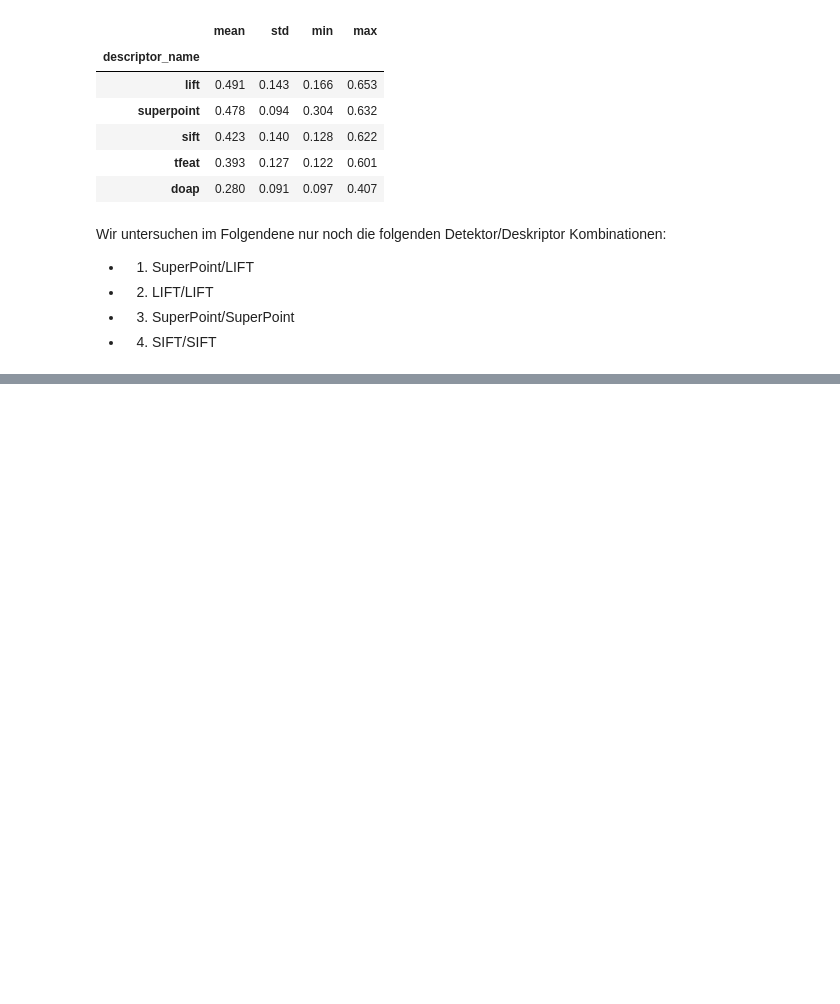
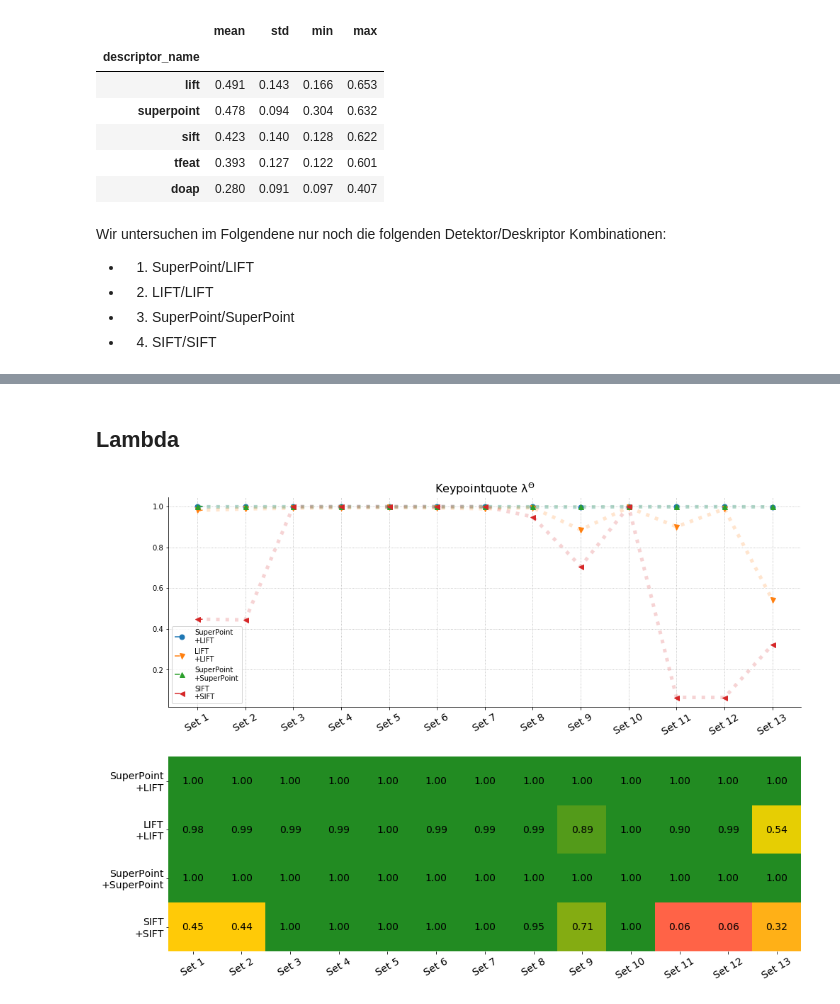
Before and after one commit to Mizzade/diplomarbeit, a Jupyter notebook: evaluation/descriptors/EVALUATE PIPELINE COMPARISON.ipynb, the cells around one changed output, grey strips where cells are left out. Cells and saved outputs as stored; diff of their text form; code cells hidden in the pictures; blank space fills up the shorter version.

```diff
--- a/evaluation/descriptors/EVALUATE PIPELINE COMPARISON.ipynb
+++ b/evaluation/descriptors/EVALUATE PIPELINE COMPARISON.ipynb
@@ -427,0 +655,17 @@ Wir untersuchen im Folgendene nur noch die folgenden Detektor/Deskriptor Kombina
+# %%
+def _plot(data:np.array,
+          options_lineplot:Dict=[],
+          options_rectplot:Dict=[]):
+    plt.rcParams['figure.figsize'] = [16, 12]
+    fig, axes = plt.subplots(2, 1)
+
+    # LINEPLOT
+    ax=axes[0]
+    draw_lineplot(ax, data, options_lineplot)
+    ax.legend()
+#     ax.legend(loc='lower right', bbox_to_anchor=(-0.05, 0))
+
+    # RectPlot
+    ax=axes[1]
+    draw_boxes(ax, data, options_rectplot)
+    return fig, axes
@@ -427,0 +698,25 @@ Wir untersuchen im Folgendene nur noch die folgenden Detektor/Deskriptor Kombina
+# %%
+outpath = os.path.join(output_dir, 'graphs')
+# %% [markdown]
+## Lambda
+# %%
+fig, _ = plot_stats2(data, dd_combinations, 'lambda', options_lineplot={
+    'xticks': np.arange(len(set_labels)),
+    'xticklabels': set_labels,
+    'ylabel': '',
+    'linelabels': dd_combination_names,
+    'linewidth': 5,
+    'linealpha': 0.2,
+    'linemarkersize': 7,
+    'title': r'Keypointquote $\mathrm{\lambda}^{\Theta}$'
+}, options_rectplot={
+    'cmap': cmap_good,
+    'xticks': np.arange(len(set_labels)),
+    'xticklabels': set_labels,
+    'yticks': np.arange(len(dd_combination_names)),
+    'yticklabels': dd_combination_names
+});
+
+save_figure(outpath, 'keypointquote_lambda.png', fig)
+# %% [output]
+[figure, added]
```
Also changed, not shown: parts of 27 cells of this notebook, 3 other files.
